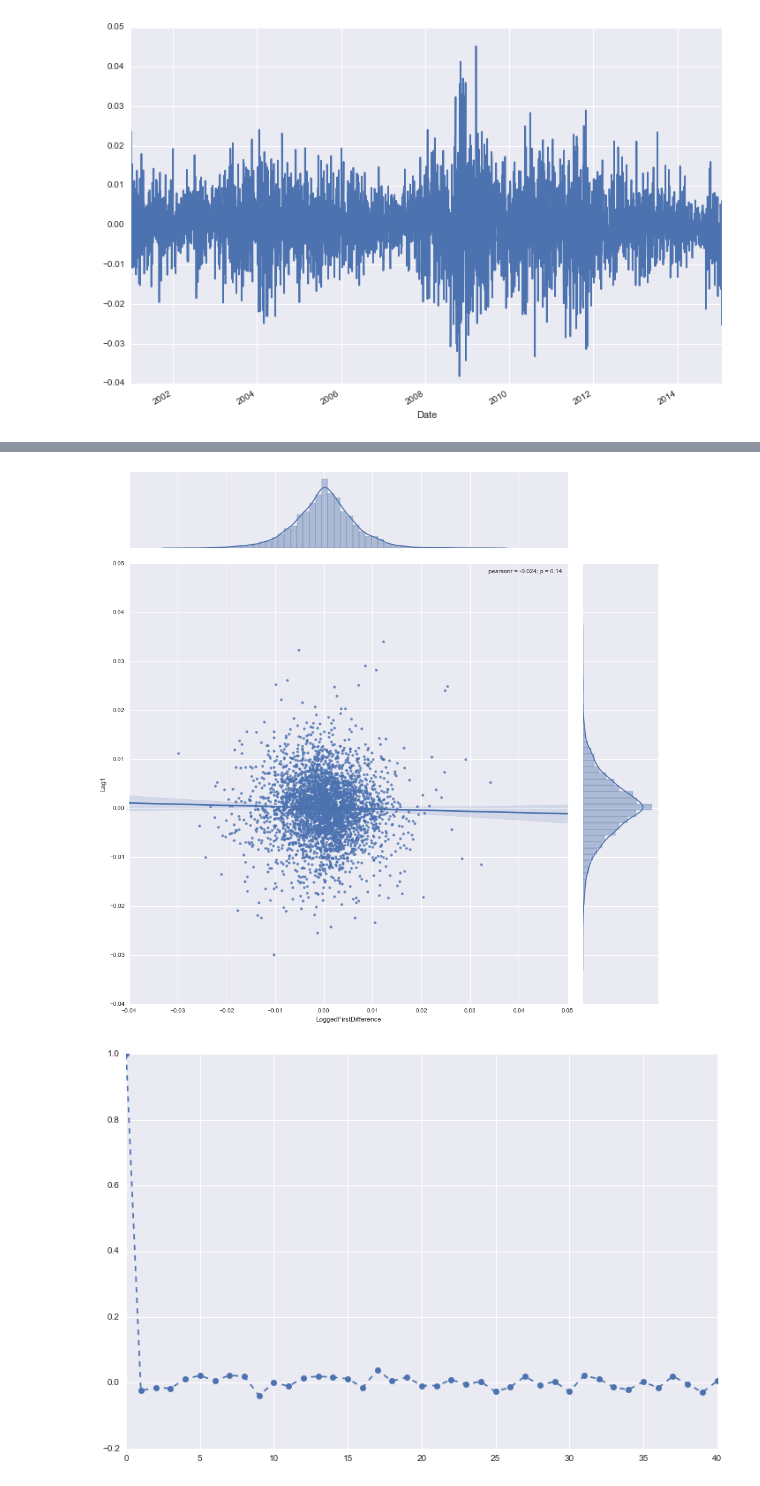
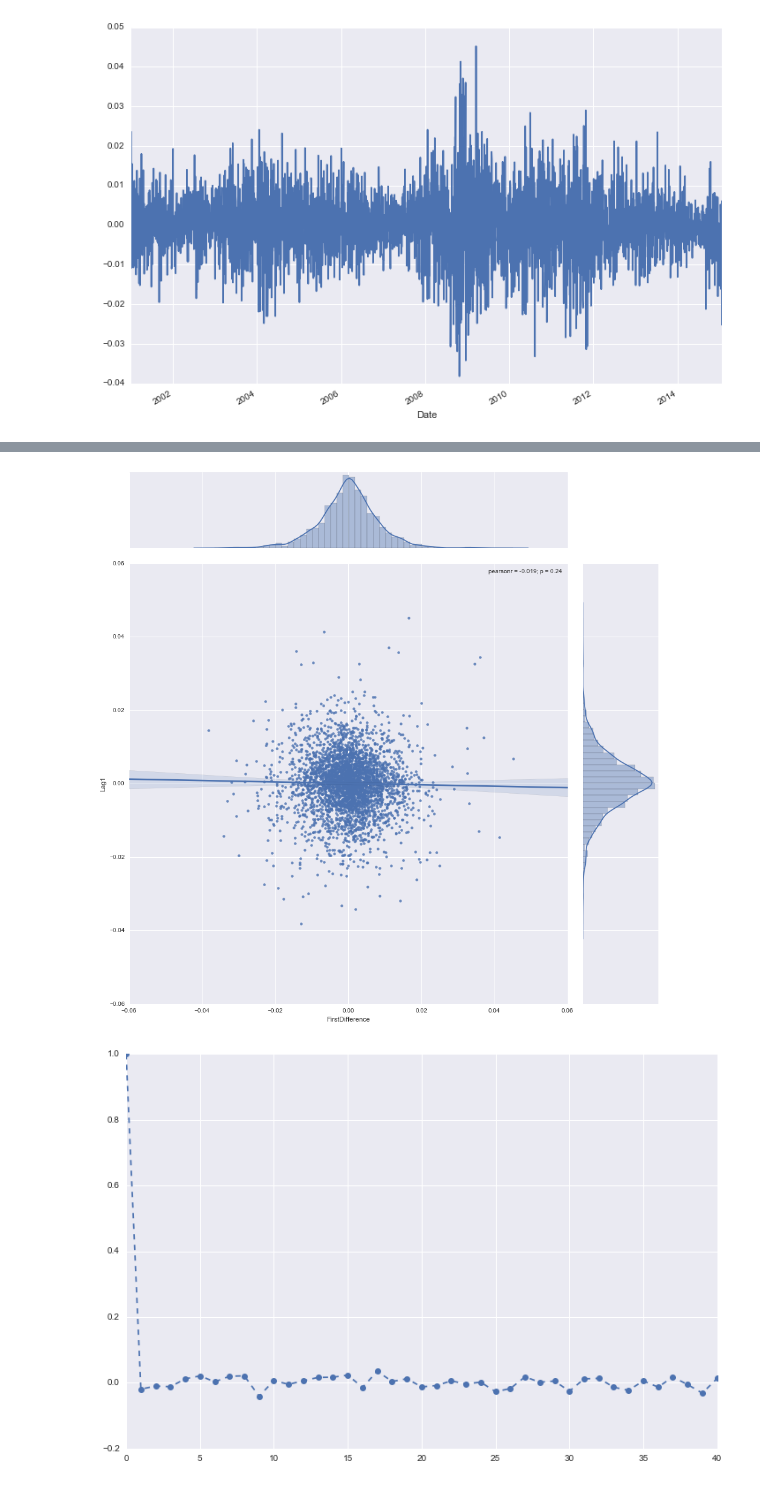
Before and after one commit to curiousily/old_blog, a Jupyter notebook: content/notebooks/3.time_series.ipynb, the cells around one changed output, grey strips where cells are left out. Saved outputs shown, nothing was run; the diff lists cells and outputs as text; code cells hidden in the pictures.

```diff
--- a/content/notebooks/3.time_series.ipynb
+++ b/content/notebooks/3.time_series.ipynb
@@ -178,6 +212,3 @@ stock_data['FirstDifference'] = stock_data['Close'] - stock_data['Close'].shift(
 stock_data['FirstDifference'].plot();
 # %% [output]
 [figure]
-# %%
-stock_data['NaturalLog'] = stock_data['Close'].apply(lambda x: np.log(x))
-stock_data['NaturalLog'].plot();
@@ -186,8 +214,0 @@ stock_data['NaturalLog'].plot();
-# %%
-stock_data['OriginalVariance'] = pd.rolling_var(stock_data['Close'], 30, min_periods=None, freq=None, center=True)
-stock_data['LogVariance'] = pd.rolling_var(stock_data['NaturalLog'], 30, min_periods=None, freq=None, center=True)
-
-fig, ax = plt.subplots(2, 1)
-stock_data['OriginalVariance'].plot(ax=ax[0], title='Original Variance')
-stock_data['LogVariance'].plot(ax=ax[1], title='Log Variance')
-fig.tight_layout()
@@ -196,3 +214,0 @@ fig.tight_layout()
-# %%
-stock_data['LoggedFirstDifference'] = stock_data['NaturalLog'] - stock_data['NaturalLog'].shift()
-stock_data['LoggedFirstDifference'].plot();
@@ -201,12 +215,12 @@ stock_data['LoggedFirstDifference'].plot();
 # %%
-stock_data['Lag1'] = stock_data['LoggedFirstDifference'].shift()
-stock_data['Lag2'] = stock_data['LoggedFirstDifference'].shift(2)
-stock_data['Lag5'] = stock_data['LoggedFirstDifference'].shift(5)
-stock_data['Lag30'] = stock_data['LoggedFirstDifference'].shift(30)
+stock_data['Lag1'] = stock_data['FirstDifference'].shift()
+stock_data['Lag2'] = stock_data['FirstDifference'].shift(2)
+stock_data['Lag5'] = stock_data['FirstDifference'].shift(5)
+stock_data['Lag30'] = stock_data['FirstDifference'].shift(30)
 # %%
-sns.jointplot('LoggedFirstDifference', 'Lag1', stock_data, kind='reg', size=13);
+sns.jointplot('FirstDifference', 'Lag1', stock_data, kind='reg', size=13);
 # %% [output]
-[figure, old version]
+[figure, new version]
 # %%
 from statsmodels.tsa.stattools import acf
 from statsmodels.tsa.stattools import pacf
```
Also changed, not shown: parts of 10 cells of this notebook.
